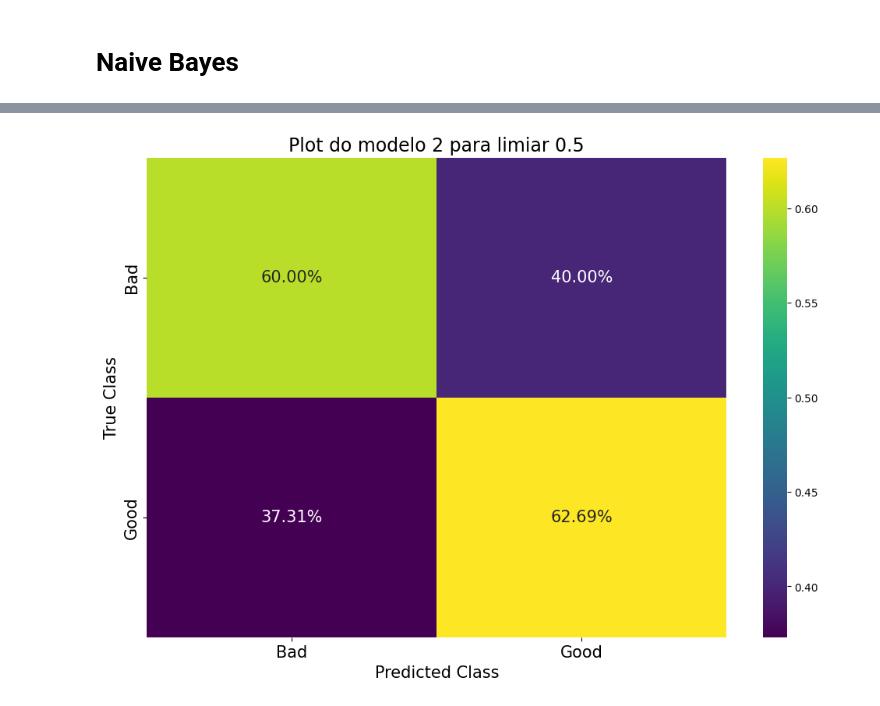
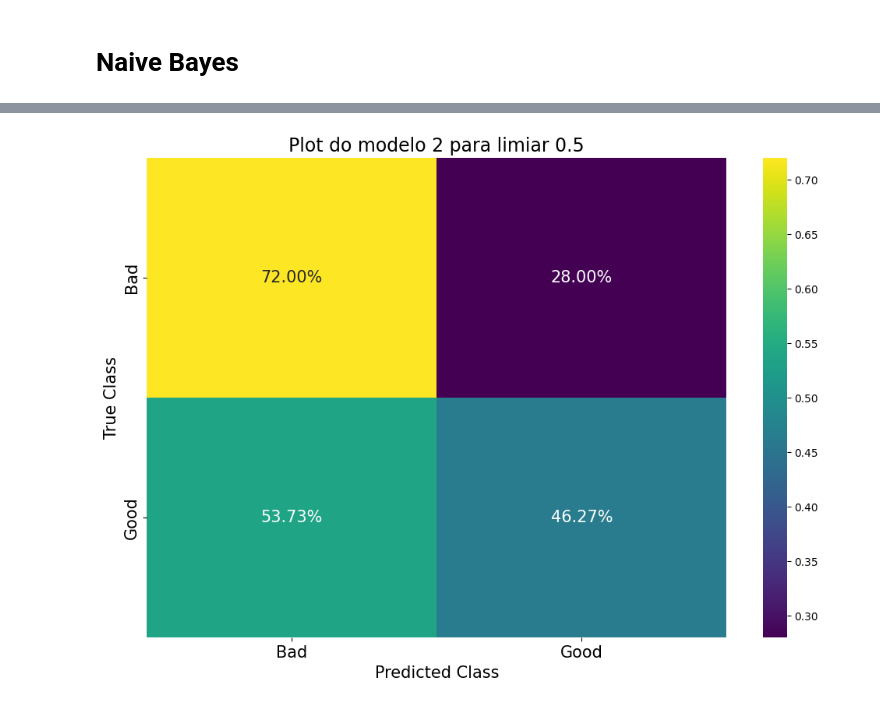
Before and after one commit to sanchobuendia/Alelo, a Jupyter notebook: Identificando_os_Bandidos.ipynb, the cells around one changed output, grey strips where cells are left out. Saved outputs shown, nothing was run; the diff lists cells and outputs as text; code cells hidden in the pictures.

```diff
--- a/Identificando_os_Bandidos.ipynb
+++ b/Identificando_os_Bandidos.ipynb
@@ -333,0 +424,3 @@ RF
+# %%
+LGBM = LGBM["estimator"]
+LGBM
@@ -334,7 +438,7 @@ RF
 # %%
 X_test = X_test[X_train.columns]
 for i in range(5):
-    y_pred_proba = RF[i].predict_proba(X_test)[::,1]
+    y_pred_proba = LGBM[i].predict_proba(X_test)[::,1]
     fpr, tpr, sarrafo = roc_curve(y_test,  y_pred_proba)
     sarrafo = sarrafo[fpr <= 1]
 
@@ -363,10 +467,10 @@ for i in range(5):
 # %%
 for i in range(5):
-    scores = [accuracy_score(y_test, RF[i].predict(X_test)),
-                             balanced_accuracy_score(y_test, RF[i].predict(X_test)),
-                             f1_score(y_test, RF[i].predict(X_test), average = "macro"),
-                             precision_score(y_test, RF[i].predict(X_test)),
-                             roc_auc_score(y_test, RF[i].predict(X_test))]
+    scores = [accuracy_score(y_test, LGBM[i].predict(X_test)),
+                             balanced_accuracy_score(y_test, LGBM[i].predict(X_test)),
+                             f1_score(y_test, LGBM[i].predict(X_test), average = "macro"),
+                             precision_score(y_test, LGBM[i].predict(X_test)),
+                             roc_auc_score(y_test, LGBM[i].predict(X_test))]
     scores_names = ["Acurácia", "Acurácia_balanceada", "F1_macro", "Precisão", "ROC"]
 
     print("Modelo", i + 1)
@@ -393,7 +497,7 @@ predict_model_cols = X_test.columns
 for model_idx in range(5):
     # Separa os valores de teste
     if "probabilidade_model_%i" %(model_idx) not in X_test.columns:
-        X_test["probabilidade_model_%i" %(model_idx)] = RF[model_idx].predict_proba(X_test[predict_model_cols])[:,1]
+        X_test["probabilidade_model_%i" %(model_idx)] = LGBM[model_idx].predict_proba(X_test[predict_model_cols])[:,1]
 
     #Figura
     plt.figure(figsize = (12,8))
@@ -431,7 +535,7 @@ for model_idx in range(5):
 # %%
 for i in range(5):
     plt.figure(figsize = (12,8))
-    matriz = confusion_matrix(y_test, RF[i].predict(X_test[predict_model_cols]), normalize = "true")
+    matriz = confusion_matrix(y_test, LGBM[i].predict(X_test[predict_model_cols]), normalize = "true")
     ax = sns.heatmap(matriz, cmap = "viridis", annot = True, annot_kws={"fontsize":15}, fmt=".2%")
     ax.set_title(f"Plot do modelo {i+1} para limiar 0.5", fontsize=17)
     ax.set_ylabel("True Class", fontsize=15)
@@ -445 +549 @@ for i in range(5):
-[figure, old version]
+[figure, new version]
```
Also changed, not shown: parts of 31 cells of this notebook.
